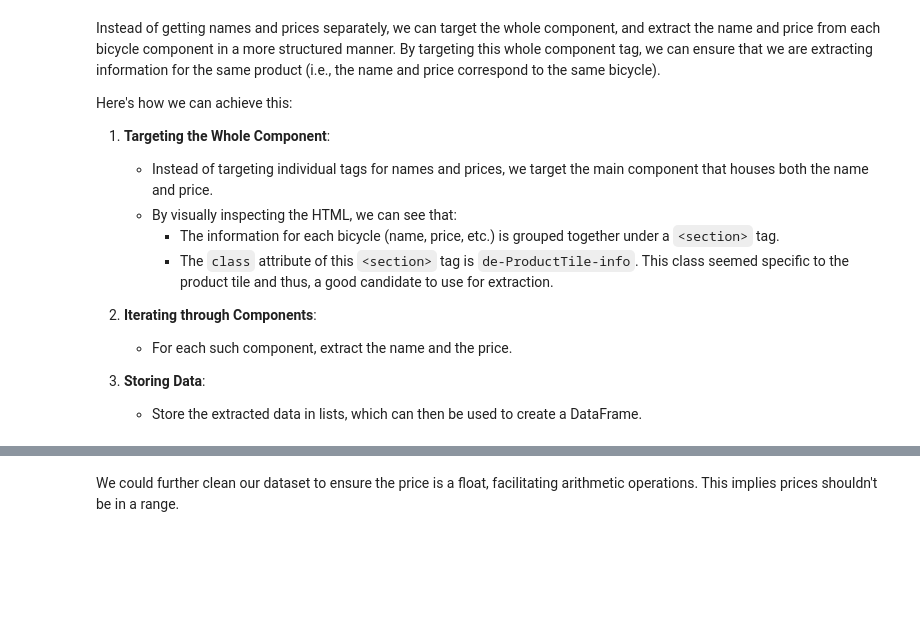
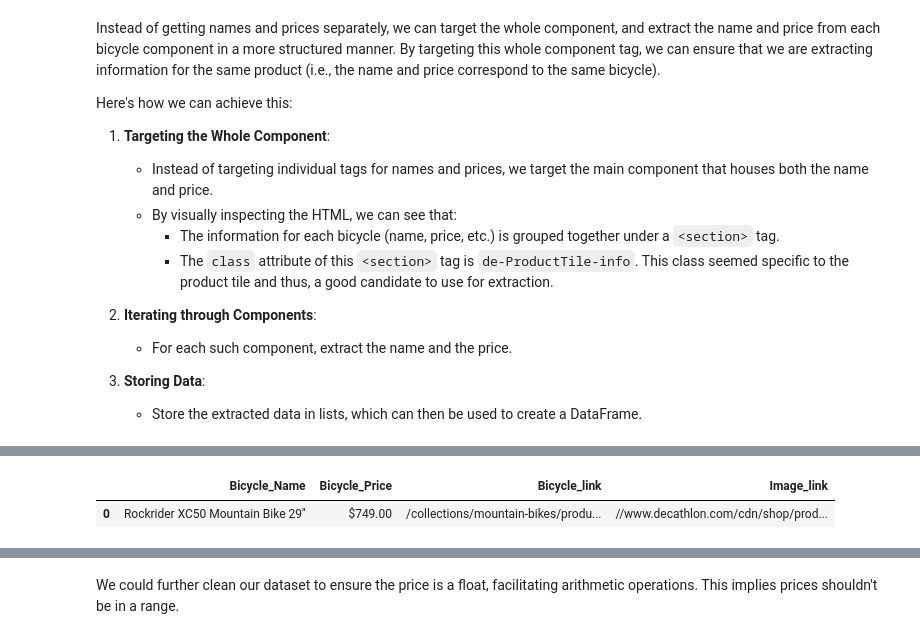
Before and after one commit to TheLazyCactus/ironhack-v4-data-lessons, a Jupyter notebook: cohorts/15_oct_24/02_data_wrangling_and_retrieval/code_along_nb/W5D3_web_scraping.ipynb, the cells around one changed output, grey strips where cells are left out. Saved outputs shown, nothing was run; the diff lists cells and outputs as text; code cells hidden in the pictures; blank space fills up the shorter version.

```diff
--- a/cohorts/15_oct_24/02_data_wrangling_and_retrieval/code_along_nb/W5D3_web_scraping.ipynb
+++ b/cohorts/15_oct_24/02_data_wrangling_and_retrieval/code_along_nb/W5D3_web_scraping.ipynb
@@ -366,2 +637,41 @@ Here's how we can achieve this:
 # %%
 import pandas as pd
+
+# List the obejcts we wish to store
+bicycle_names = []
+bicycle_prices = []
+product_link = []
+image_link_list = []
+
+# This is to grab name, price and product_link
+components = soup.find_all("div", class_="de-ProductTile-info")
+
+for component in components:
+    # adding the bike name to the list
+    bike_name = component.find("h4", class_ = "de-ProductTile-title").text.strip()
+    bicycle_names.append(bike_name)
+
+    # adding the bike price to the price list
+    bike_price = component.find("span", class_="js-de-ProductTile-currentPrice").text.strip()
+    bicycle_prices.append(bike_price)
+
+    # adding the product link to the product list
+    product = component.find("a", class_= "de-u-linkClean js-de-ProductTile-link js-de-ProductTile-box").get("href")
+    product_link.append(product)
+
+
+# This is to grab image link:
+
+image_link = soup.find_all("img", class_ = "de-ProductTile-showcaseImage js-de-ProductTile-featureImage")
+for image in image_link:
+    image_link_list.append(image.get("src"))
+
+
+
+# get the dataframe
+bicycle_df = pd.DataFrame({'Bicycle_Name':bicycle_names, 'Bicycle_Price':bicycle_prices, "Bicycle_link":product_link, "Image_link":image_link_list})
+
+bicycle_df
+# %% [output]
+|  | Bicycle_Name | Bicycle_Price | Bicycle_link | Image_link |
+| 0 | Rockrider XC50 Mountain Bike 29'' | $749.00 | /collections/mountain-bikes/produ... | //www.decathlon.com/cdn/shop/prod... |
```
Also changed, not shown: parts of 58 cells of this notebook.
